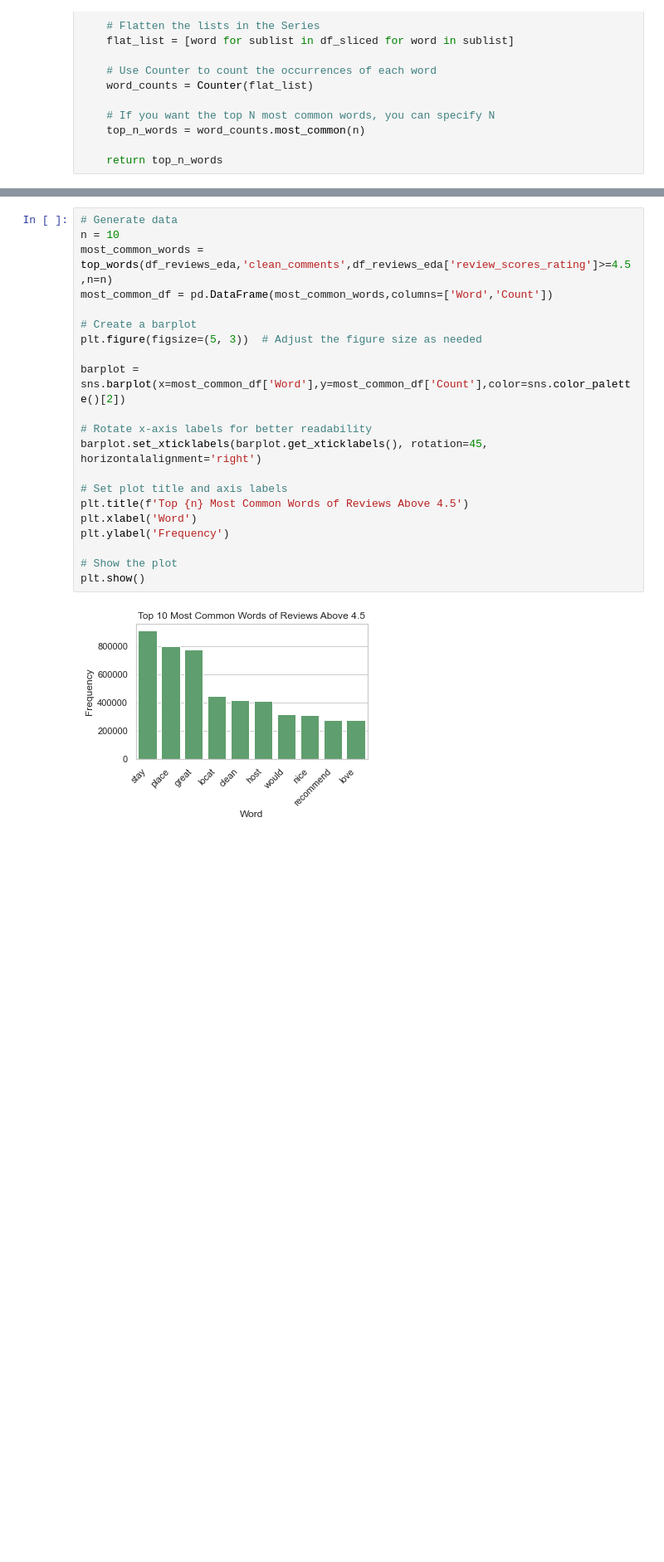
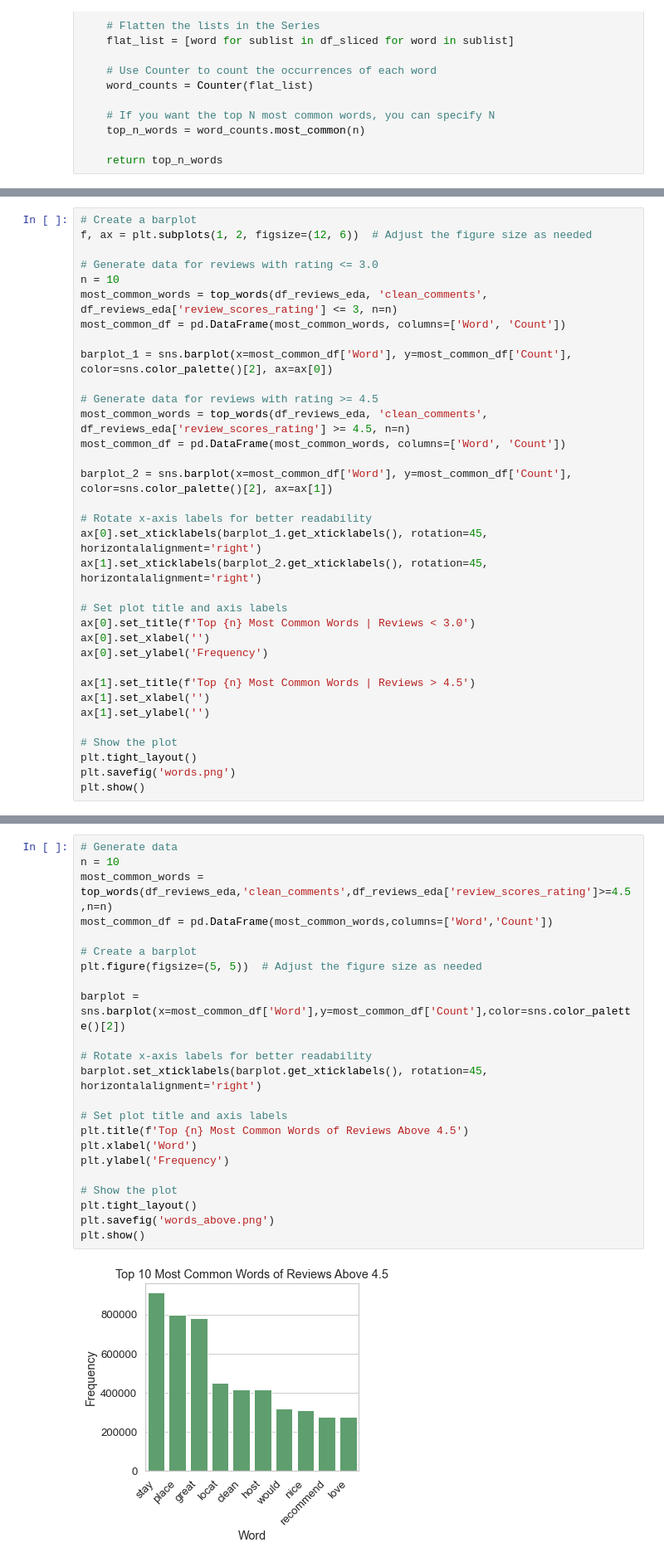
Before and after one commit to tabajara98/airbnb_nlp, a Jupyter notebook: notebooks/eda.ipynb, the cells around one changed output, grey strips where cells are left out. Shown: that part at 83% size. Drawn from its saved outputs; the diff is of its cells as text; blank space fills up the shorter version.

```diff
--- a/notebooks/eda.ipynb
+++ b/notebooks/eda.ipynb
@@ -497,0 +490,34 @@ plt.show()
+# %%
+# Create a barplot
+f, ax = plt.subplots(1, 2, figsize=(12, 6))  # Adjust the figure size as needed
+
+# Generate data for reviews with rating <= 3.0
+n = 10
+most_common_words = top_words(df_reviews_eda, 'clean_comments', df_reviews_eda['review_scores_rating'] <= 3, n=n)
+most_common_df = pd.DataFrame(most_common_words, columns=['Word', 'Count'])
+
+barplot_1 = sns.barplot(x=most_common_df['Word'], y=most_common_df['Count'], color=sns.color_palette()[2], ax=ax[0])
+
+# Generate data for reviews with rating >= 4.5
+most_common_words = top_words(df_reviews_eda, 'clean_comments', df_reviews_eda['review_scores_rating'] >= 4.5, n=n)
+most_common_df = pd.DataFrame(most_common_words, columns=['Word', 'Count'])
+
+barplot_2 = sns.barplot(x=most_common_df['Word'], y=most_common_df['Count'], color=sns.color_palette()[2], ax=ax[1])
+
+# Rotate x-axis labels for better readability
+ax[0].set_xticklabels(barplot_1.get_xticklabels(), rotation=45, horizontalalignment='right')
+ax[1].set_xticklabels(barplot_2.get_xticklabels(), rotation=45, horizontalalignment='right')
+
+# Set plot title and axis labels
+ax[0].set_title(f'Top {n} Most Common Words | Reviews < 3.0')
+ax[0].set_xlabel('')
+ax[0].set_ylabel('Frequency')
+
+ax[1].set_title(f'Top {n} Most Common Words | Reviews > 4.5')
+ax[1].set_xlabel('')
+ax[1].set_ylabel('')
+
+# Show the plot
+plt.tight_layout()
+plt.savefig('words.png')
+plt.show()
@@ -498,26 +526,28 @@ plt.show()
 # %%
 # Generate data
 n = 10
 most_common_words = top_words(df_reviews_eda,'clean_comments',df_reviews_eda['review_scores_rating']>=4.5,n=n)
 most_common_df = pd.DataFrame(most_common_words,columns=['Word','Count'])
 
 # Create a barplot
-plt.figure(figsize=(5, 3))  # Adjust the figure size as needed
+plt.figure(figsize=(5, 5))  # Adjust the figure size as needed
 
 barplot = sns.barplot(x=most_common_df['Word'],y=most_common_df['Count'],color=sns.color_palette()[2])
 
 # Rotate x-axis labels for better readability
 barplot.set_xticklabels(barplot.get_xticklabels(), rotation=45, horizontalalignment='right')
 
 # Set plot title and axis labels
 plt.title(f'Top {n} Most Common Words of Reviews Above 4.5')
 plt.xlabel('Word')
 plt.ylabel('Frequency')
 
 # Show the plot
+plt.tight_layout()
+plt.savefig('words_above.png')
 plt.show()
 # %% [output]
-[figure, old version]
+[figure, new version]
 # %%
 ## Comparing most common words in reviews of properties with a overall review score under 3 and above 4.
 
```
Also changed, not shown: parts of 6 cells of this notebook, 32 other files.
